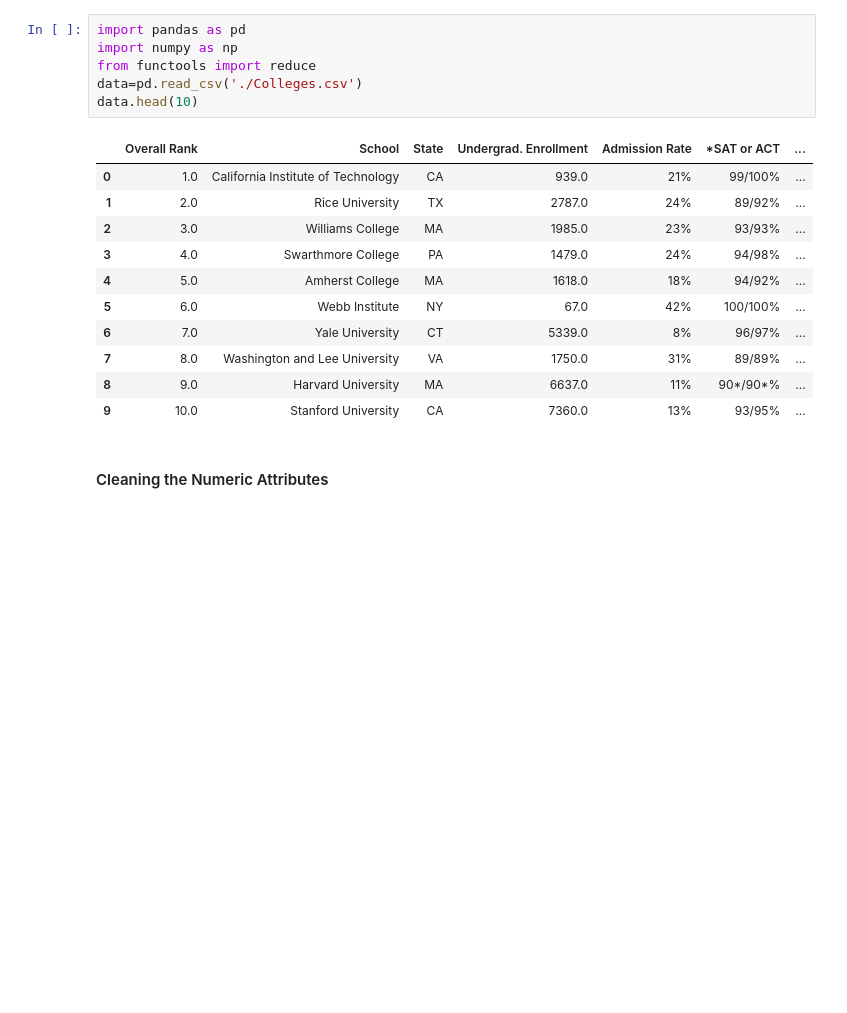
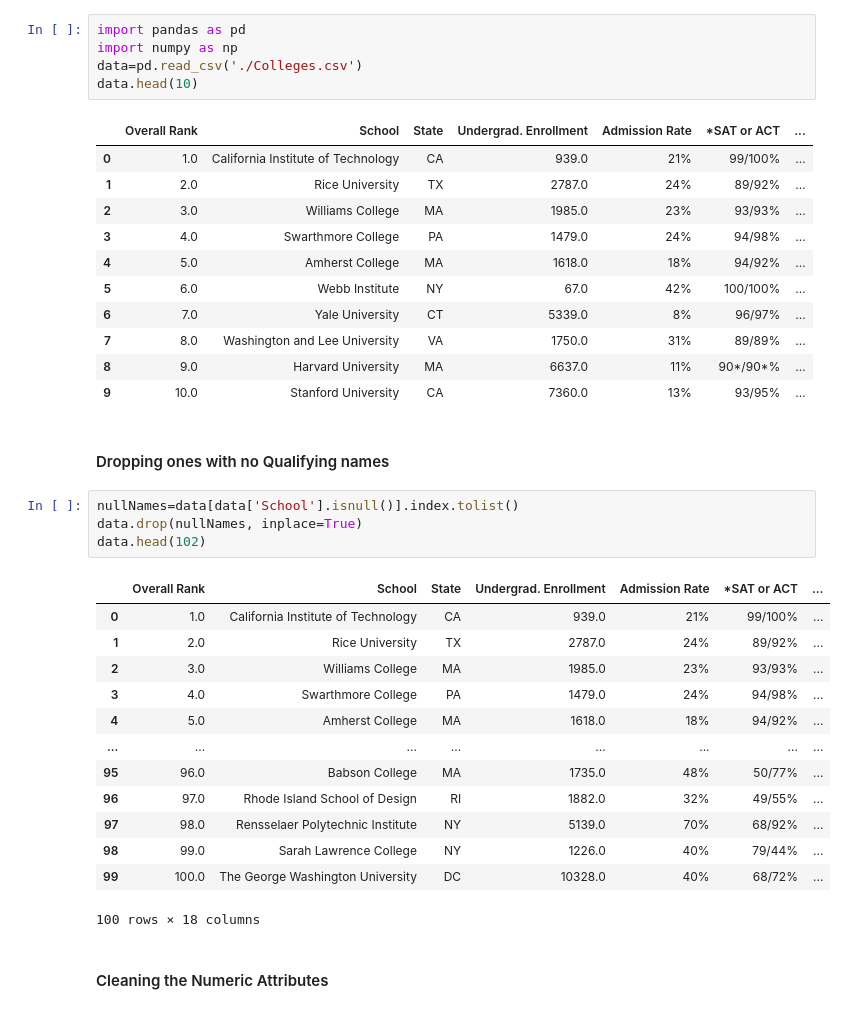
Before and after one commit to Deep-relay/DMA-Lab, a Jupyter notebook: 7th Lab/(Exercise)8.ipynb, the cells around one changed output. Drawn from its saved outputs; the diff is of its cells as text; blank space fills up the shorter version.

```diff
--- a/7th Lab/(Exercise)8.ipynb
+++ b/7th Lab/(Exercise)8.ipynb
@@ -1,7 +1,6 @@
 # %%
 import pandas as pd
 import numpy as np
-from functools import reduce
 data=pd.read_csv('./Colleges.csv')
 data.head(10)
 # %% [output]
@@ -16,6 +15,26 @@ data.head(10)
 | 7 | 8.0 | Washington and Lee University | VA | 1750.0 | 31% | 89/89% | ... |
 | 8 | 9.0 | Harvard University | MA | 6637.0 | 11% | 90*/90*% | ... |
 | 9 | 10.0 | Stanford University | CA | 7360.0 | 13% | 93/95% | ... |
+# %% [markdown]
+#### Dropping ones with no Qualifying names
+# %%
+nullNames=data[data['School'].isnull()].index.tolist()
+data.drop(nullNames, inplace=True)
+data.head(102)
+# %% [output]
+|  | Overall Rank | School | State | Undergrad. Enrollment | Admission Rate | *SAT or ACT | ... |
+| 0 | 1.0 | California Institute of Technology | CA | 939.0 | 21% | 99/100% | ... |
+| 1 | 2.0 | Rice University | TX | 2787.0 | 24% | 89/92% | ... |
+| 2 | 3.0 | Williams College | MA | 1985.0 | 23% | 93/93% | ... |
+| 3 | 4.0 | Swarthmore College | PA | 1479.0 | 24% | 94/98% | ... |
+| 4 | 5.0 | Amherst College | MA | 1618.0 | 18% | 94/92% | ... |
+| ... | ... | ... | ... | ... | ... | ... | ... |
+| 95 | 96.0 | Babson College | MA | 1735.0 | 48% | 50/77% | ... |
+| 96 | 97.0 | Rhode Island School of Design | RI | 1882.0 | 32% | 49/55% | ... |
+| 97 | 98.0 | Rensselaer Polytechnic Institute | NY | 5139.0 | 70% | 68/92% | ... |
+| 98 | 99.0 | Sarah Lawrence College | NY | 1226.0 | 40% | 79/44% | ... |
+| 99 | 100.0 | The George Washington University | DC | 10328.0 | 40% | 68/72% | ... |
+100 rows × 18 columns
 # %% [markdown]
 #### Cleaning the Numeric Attributes
 # %%
```
Also changed, not shown: parts of 3 cells of this notebook.
